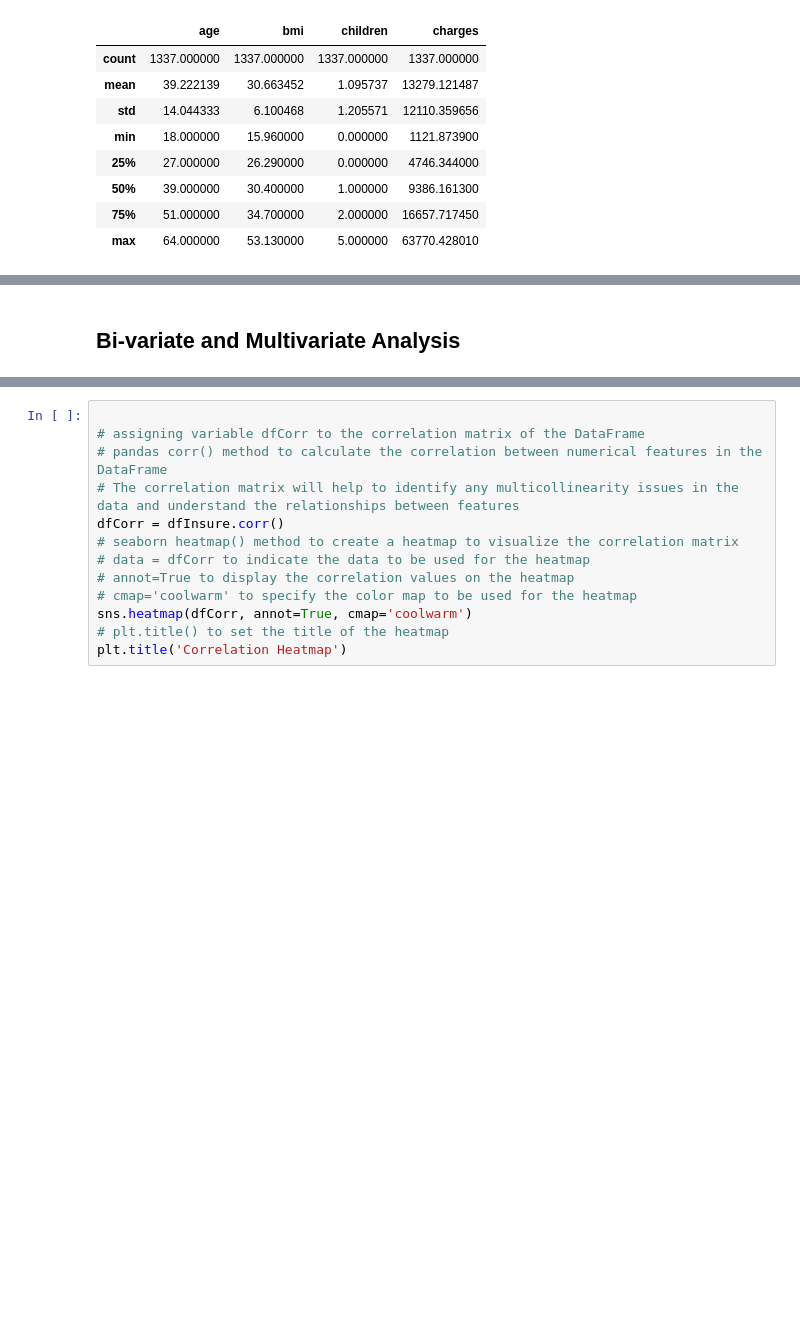
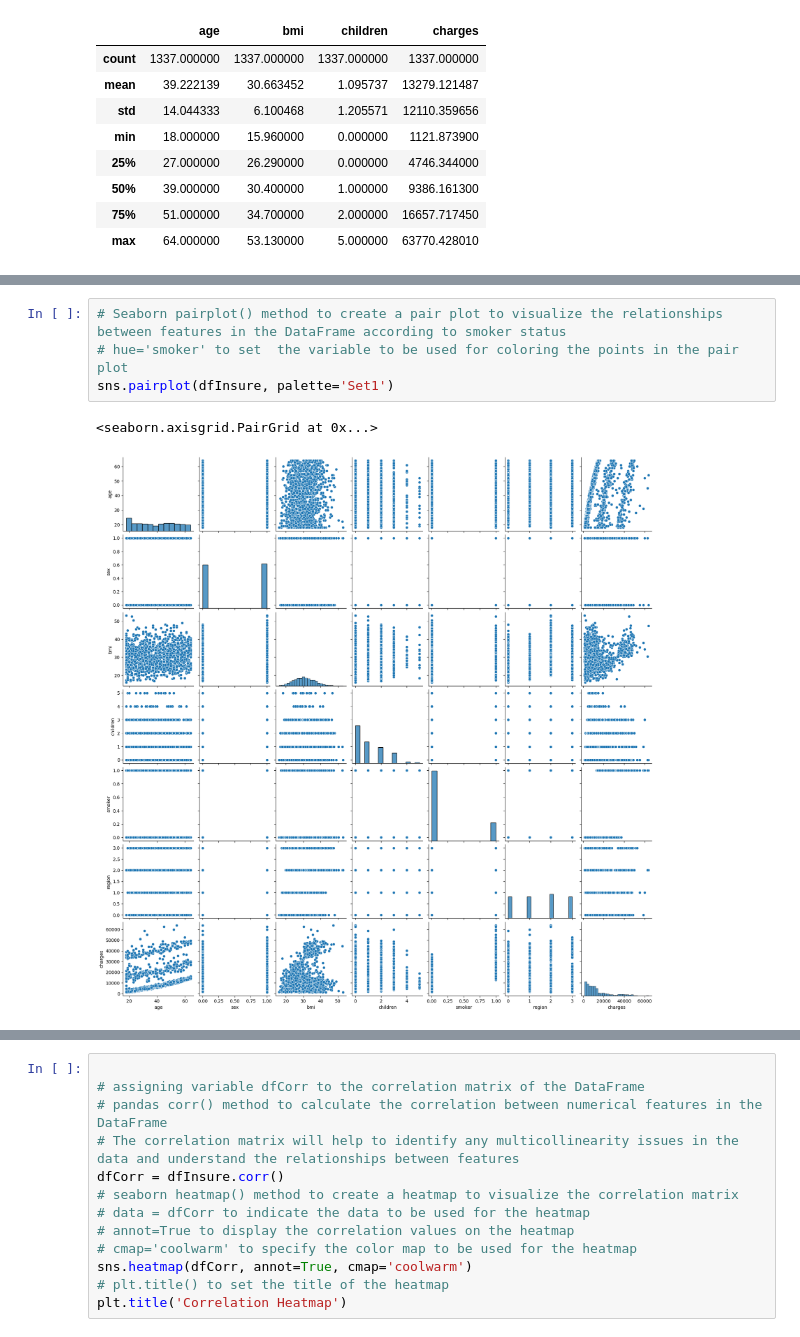
Before and after one commit to ST10158643/PDAN_POE, a Jupyter notebook: at_1.ipynb, the cells around one changed output, grey strips where cells are left out. Saved outputs shown, nothing was run; the diff lists cells and outputs as text; blank space fills up the shorter version.

```diff
--- a/at_1.ipynb
+++ b/at_1.ipynb
@@ -206,5 +207,10 @@ The mean 30.6 is very close to the median 30.4, this indicates that there is sym
 The mean 1.09 is higher that the median 1.0, this indicates that the distribution of data is postivly skewed, most likly due to the max value of 5 children for a memeber. The std of 1.2 is a moderate value compared to the features mean, implying that there is moderate variblity within the spread of dataset feature. This variblity is confirmed by the 25th and 75th percentile which shows that 50% of members number of children is between 0 and .
 #### **Charge:**
 The mean $13 270 is much higher than the median charge $9 382, this indicates that the distribution of data is postivly skewed, most likly due to the max value of $63 770. The std of $12 110 is a larger value compared to the features mean, implying that there is high variblity within the spread of insuarnce charges. This variblity is confirmed by the 25th and 75th percentile which shows that 50% of members pay charges between $4 740 and $16 639. The larger diffence between the 75th percentile and max value futher suggests the pressence of outliers in the feature.
-# %% [markdown]
-## **Bi-variate and  Multivariate Analysis**
+# %%
+# Seaborn pairplot() method to create a pair plot to visualize the relationships between features in the DataFrame according to smoker status
+# hue='smoker' to set  the variable to be used for coloring the points in the pair plot
+sns.pairplot(dfInsure, palette='Set1')
+# %% [output]
+<seaborn.axisgrid.PairGrid at 0x...>
+[figure, added]
```
Also changed, not shown: parts of 28 cells of this notebook.
